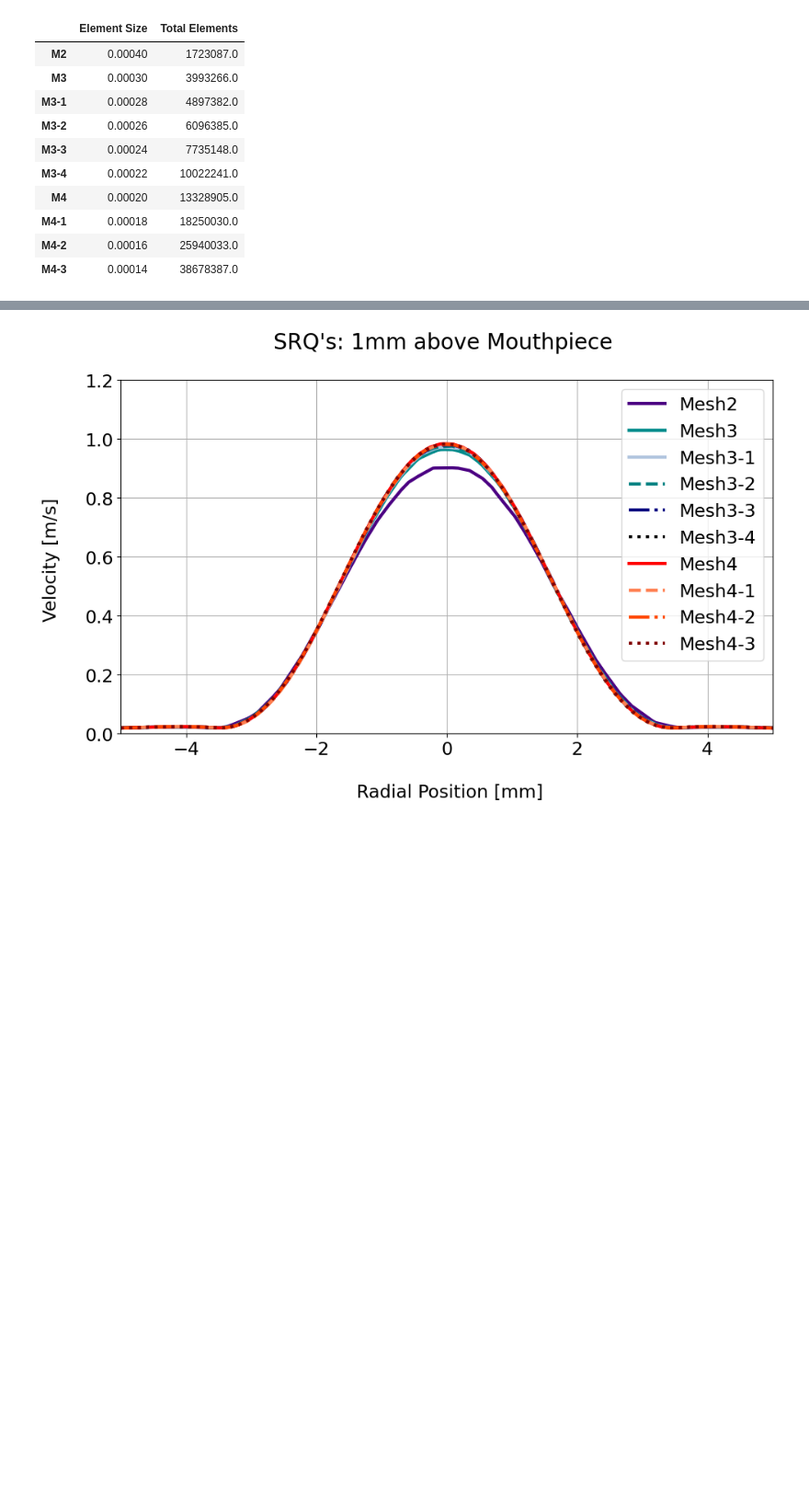
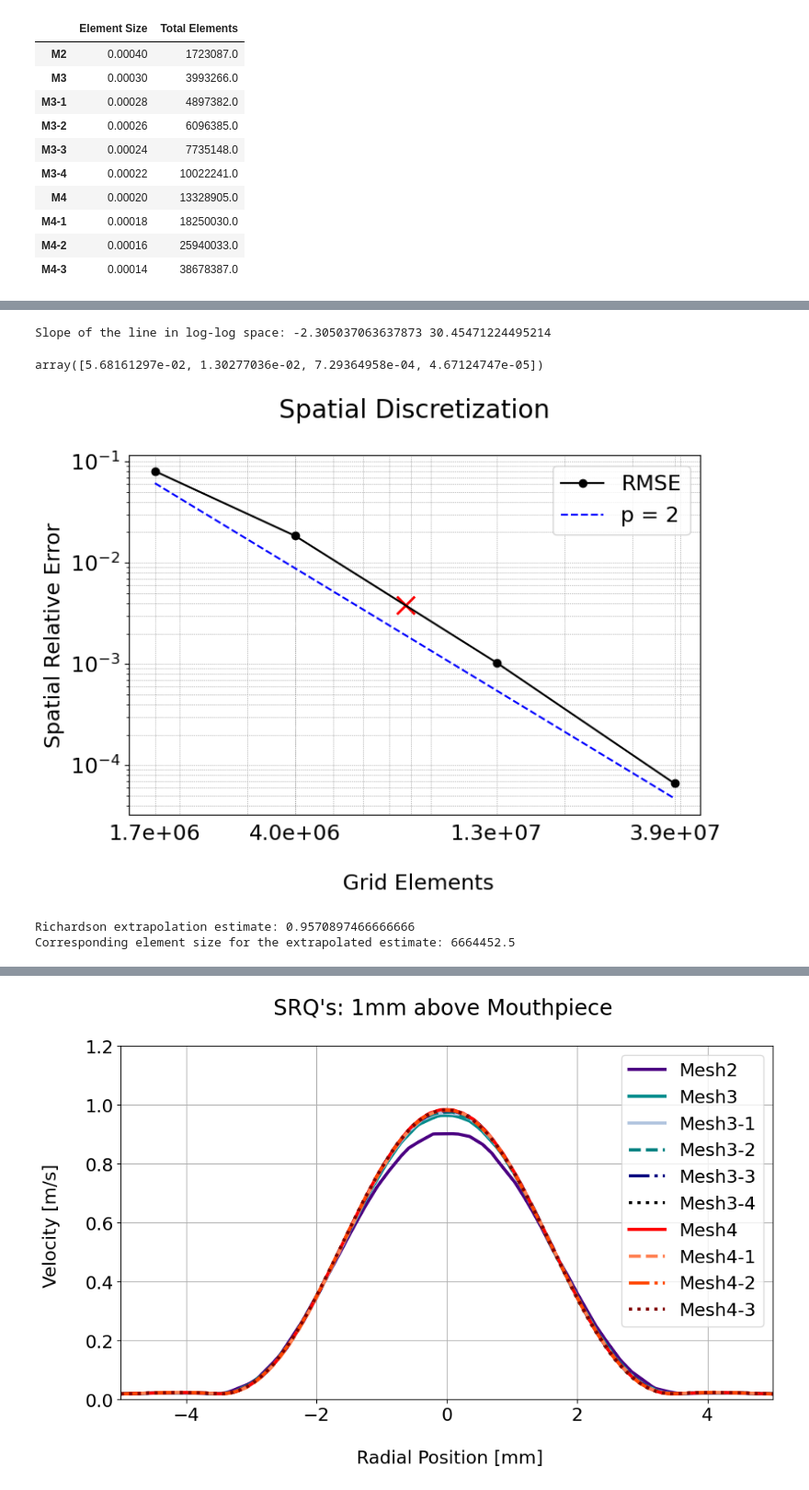
Before and after one commit to plinarodriguez/repro-edds, a Jupyter notebook: afm/verification/Verification.ipynb, the cells around one changed output, grey strips where cells are left out. Shown at 92% size. Cells and saved outputs as stored; diff of their text form; code cells hidden in the pictures; blank space fills up the shorter version.

```diff
--- a/afm/verification/Verification.ipynb
+++ b/afm/verification/Verification.ipynb
@@ -107,0 +241,75 @@ plt.savefig('images/simulation_meshes.png', dpi=300)
+# %%
+log_x = np.log(totalelementsSome)
+# log_y = np.log(np.abs(discrErr1mmSome))
+log_y = np.log(try111)
+slope, intercept = np.polyfit(log_x, log_y, 1)
+
+# Print the slope and new intercepts
+print("Slope of the line in log-log space:", slope, intercept)
+try111
+# %% [output]
+Slope of the line in log-log space: -2.305037063637873 30.45471224495214
+array([5.68161297e-02, 1.30277036e-02, 7.29364958e-04, 4.67124747e-05])
+# %%
+plt.figure(figsize=(8, 6))  # Adjust the width and height as needed
+
+plt.xlabel('\n # of Elements')
+plt.ylabel('Max Velocity [m/s]')
+plt.title('Simulation \n')
+
+plt.xlabel('\n Grid Elements')
+plt.ylabel('Spatial Relative Error')
+plt.title('Spatial Discretization\n ')
+plt.loglog(totalelementsSome,np.abs(discrErr1mmSome  ) ,'-ko', label='RMSE')
+# # Adjust x-axis tick spacing for better readability
+plt.xticks(totalelementsSome, ['{:.0e}'.format(x) for x in totalelementsSome])
+# # Rotate the x-axis labels at a 45-degree angle
+# plt.xticks(rotation=45)
+# Show the grid lines
+# plt.loglog(x, y, 'bo', label='Data')  # Plot the data points
+plt.loglog(totalelementsSome, np.exp(intercept-0.15) * totalelementsSome**slope, '--b', label='p = 2')  # Plot the fitted line
+tick_values = totalelementsSome
+tick_labels = ['{:,.1e}'.format(x) for x in totalelementsSome]
+plt.xticks(tick_values, tick_labels)#, rotation=0, ha='right')  # Rotate and align ticks to the right
+plt.scatter(7735148,  0.0038, marker='x',color='red',s=200,linewidth=2)
+# Remove the default tick labels
+plt.gca().tick_params(axis='x', which='both', bottom=False, top=False)
+
+plt.grid(which='both', linestyle=':', linewidth='0.5', color='gray')
+
+# Show the plot
+plt.legend()
+plt.tight_layout()  # Adjust layout to prevent clipping of labels
+plt.savefig('figures/simulation_elativeERROR.png', dpi=300)
+plt.show()
+# %% [output]
+[figure, added]
+# %%
+def richardson_extrapolation(errors, element_sizes, order):
+    if len(errors) != len(element_sizes):
+        raise ValueError("Number of errors and element sizes must be the same.")
+
+    k = 2  # Factor by which the total number of elements is increased
+    m = order  # Order of the extrapolation
+
+    # Calculate Richardson extrapolation estimate
+    richardson_estimate = (k**m * errors[1] - errors[0]) / (k**m - 1)
+
+    # Calculate the corresponding element size for the extrapolated estimate
+    richardson_element_size = element_sizes[0] / k
+
+    return richardson_estimate, richardson_element_size
+
+# Given data
+errors = np.array([0.98303032,0.96357489,0.9016487]) # not errors but the SRQ Vel
+element_sizes = np.array([13328905, 3993266, 1723087 ])
+order_of_convergence = 2
+
+# Perform Richardson extrapolation with specified order of convergence
+richardson_estimate, richardson_element_size = richardson_extrapolation(errors, element_sizes, order_of_convergence)
+
+print("Richardson extrapolation estimate:", richardson_estimate)
+print("Corresponding element size for the extrapolated estimate:", richardson_element_size)
+# %% [output]
+Richardson extrapolation estimate: 0.9570897466666666
+Corresponding element size for the extrapolated estimate: 6664452.5
```
Also changed, not shown: parts of 20 cells of this notebook.
